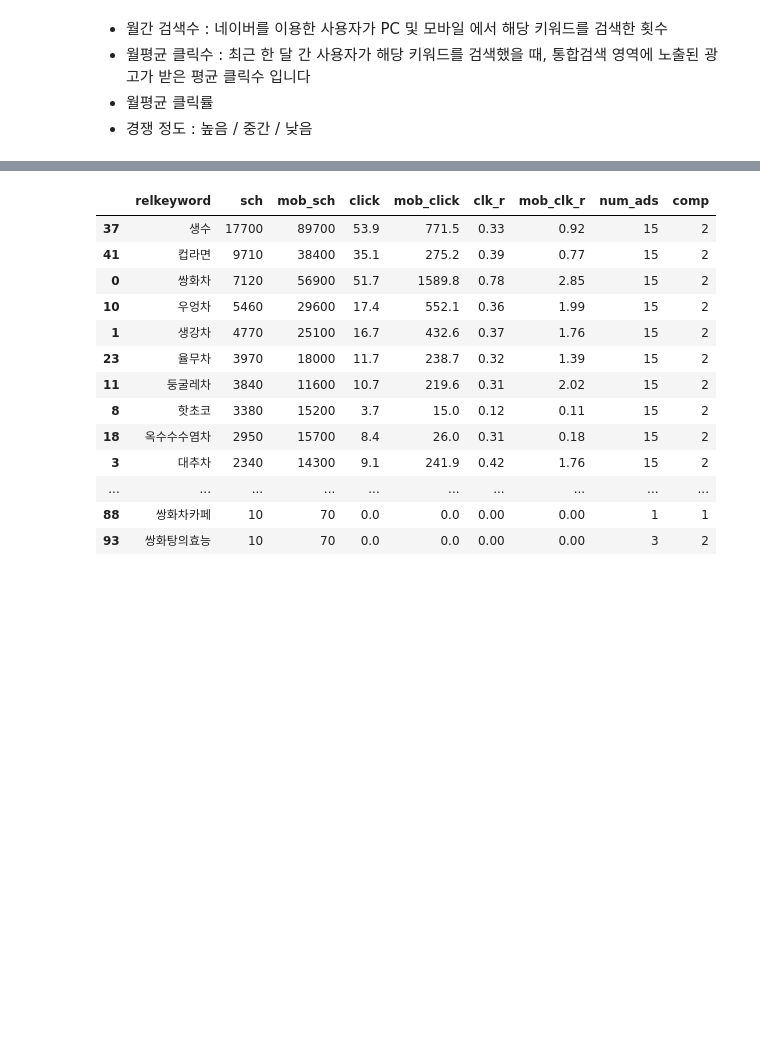
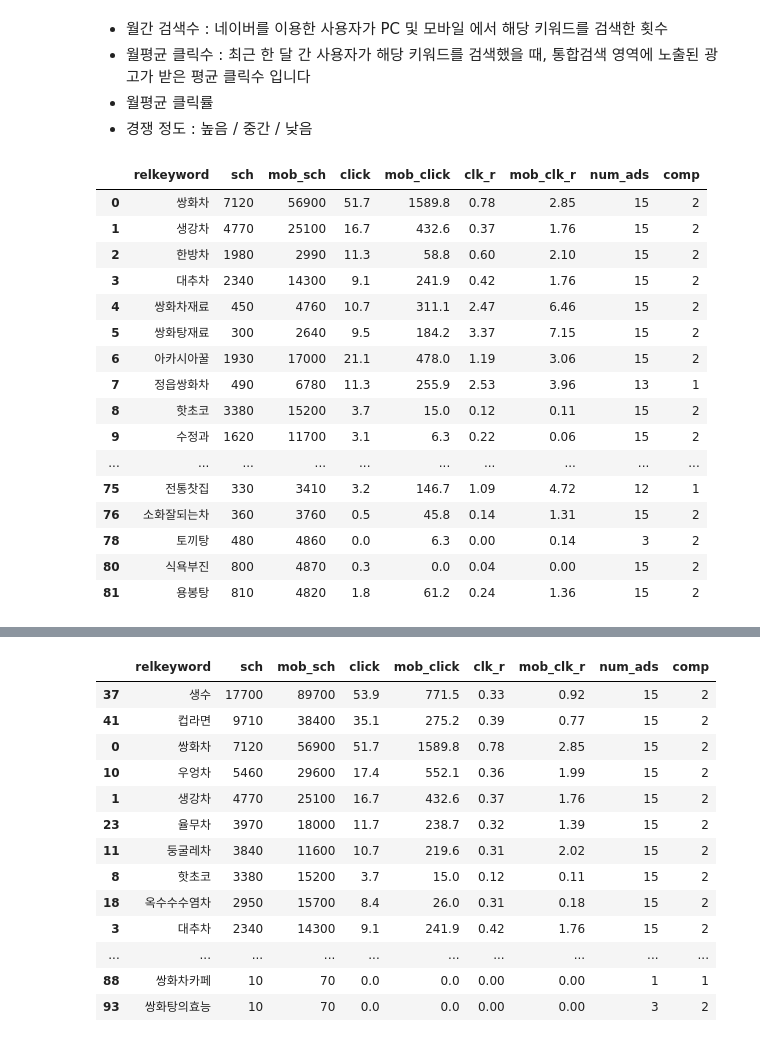
Before and after one commit to epsilon-deltta/MAIO, a Jupyter notebook: ad_management_sample.ipynb, the cells around one changed output, grey strips where cells are left out. Saved outputs shown, nothing was run; the diff lists cells and outputs as text; code cells hidden in the pictures; blank space fills up the shorter version.

Commit message:
added sample of keywords filter

```diff
--- a/ad_management_sample.ipynb
+++ b/ad_management_sample.ipynb
@@ -113,0 +127,20 @@ keywords.mob_sch = keywords.mob_sch.astype('str').str.replace('< ','').astype('i
+# %%
+keywords[sch_harmony>q5]
+# %% [output]
+|  | relkeyword | sch | mob_sch | click | mob_click | clk_r | mob_clk_r | num_ads | comp |
+| 0 | 쌍화차 | 7120 | 56900 | 51.7 | 1589.8 | 0.78 | 2.85 | 15 | 2 |
+| 1 | 생강차 | 4770 | 25100 | 16.7 | 432.6 | 0.37 | 1.76 | 15 | 2 |
+| 2 | 한방차 | 1980 | 2990 | 11.3 | 58.8 | 0.60 | 2.10 | 15 | 2 |
+| 3 | 대추차 | 2340 | 14300 | 9.1 | 241.9 | 0.42 | 1.76 | 15 | 2 |
+| 4 | 쌍화차재료 | 450 | 4760 | 10.7 | 311.1 | 2.47 | 6.46 | 15 | 2 |
+| 5 | 쌍화탕재료 | 300 | 2640 | 9.5 | 184.2 | 3.37 | 7.15 | 15 | 2 |
+| 6 | 아카시아꿀 | 1930 | 17000 | 21.1 | 478.0 | 1.19 | 3.06 | 15 | 2 |
+| 7 | 정읍쌍화차 | 490 | 6780 | 11.3 | 255.9 | 2.53 | 3.96 | 13 | 1 |
+| 8 | 핫초코 | 3380 | 15200 | 3.7 | 15.0 | 0.12 | 0.11 | 15 | 2 |
+| 9 | 수정과 | 1620 | 11700 | 3.1 | 6.3 | 0.22 | 0.06 | 15 | 2 |
+| ... | ... | ... | ... | ... | ... | ... | ... | ... | ... |
+| 75 | 전통찻집 | 330 | 3410 | 3.2 | 146.7 | 1.09 | 4.72 | 12 | 1 |
+| 76 | 소화잘되는차 | 360 | 3760 | 0.5 | 45.8 | 0.14 | 1.31 | 15 | 2 |
+| 78 | 토끼탕 | 480 | 4860 | 0.0 | 6.3 | 0.00 | 0.14 | 3 | 2 |
+| 80 | 식욕부진 | 800 | 4870 | 0.3 | 0.0 | 0.04 | 0.00 | 15 | 2 |
+| 81 | 용봉탕 | 810 | 4820 | 1.8 | 61.2 | 0.24 | 1.36 | 15 | 2 |
```
Also changed, not shown: parts of 7 cells of this notebook.
